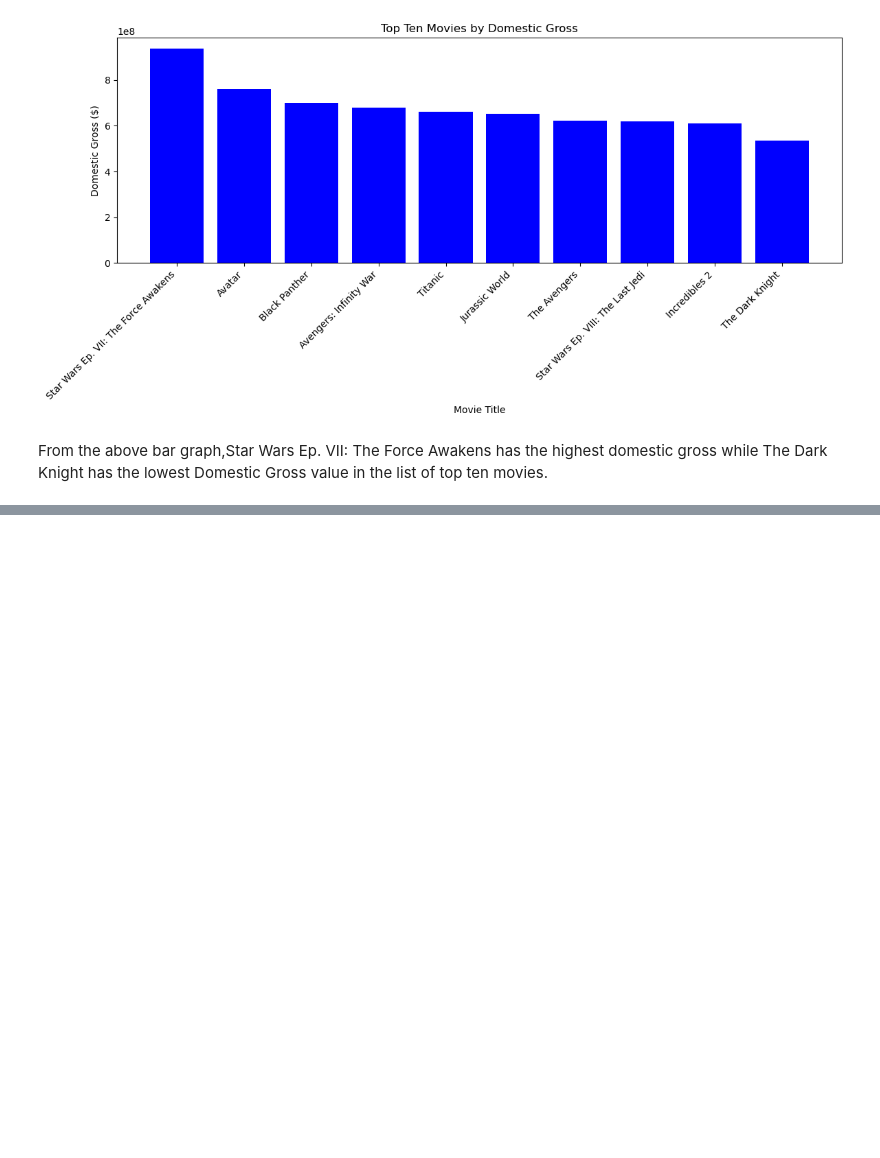
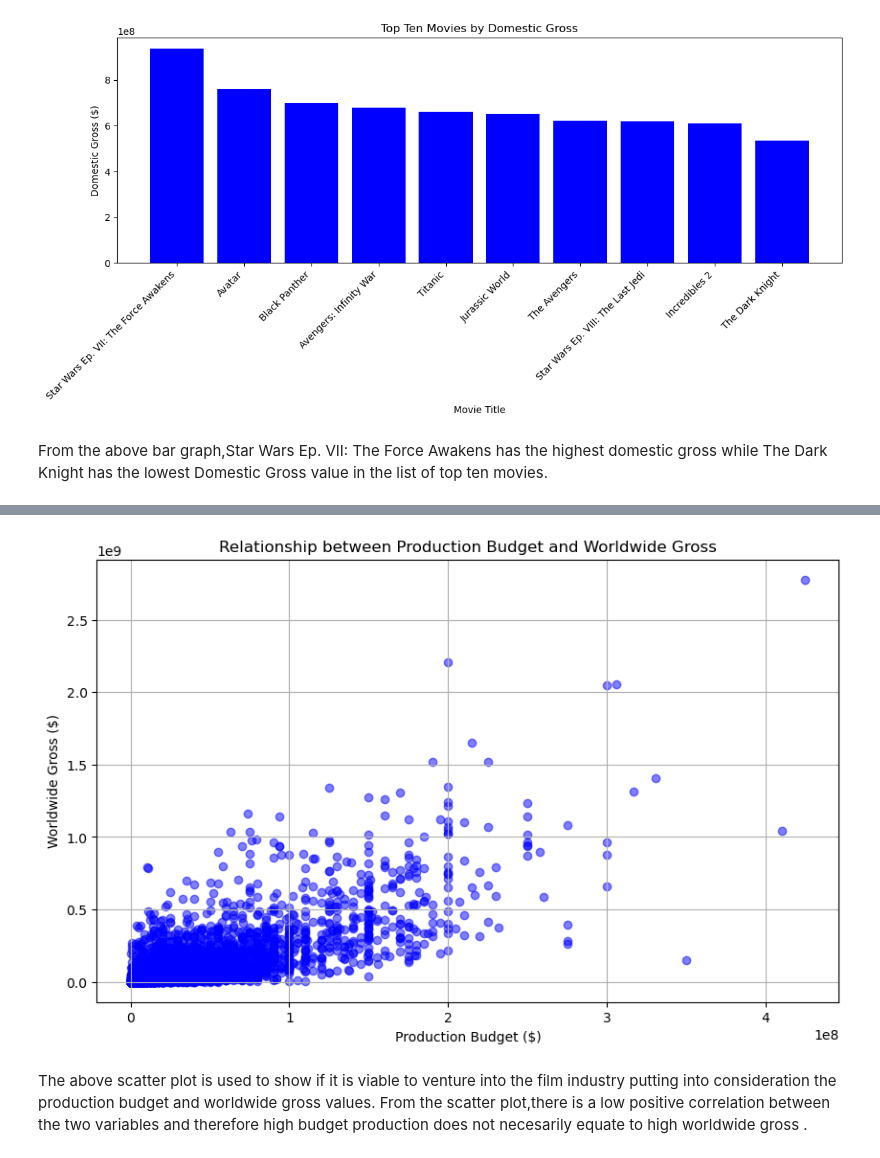
Before and after one commit to ElizabethMasai/dsc-phase-1-project-v2-4, a Jupyter notebook: student.ipynb, the cells around one changed output, grey strips where cells are left out. Drawn from its saved outputs; the diff is of its cells as text; code cells hidden in the pictures; blank space fills up the shorter version.

Commit message:
Plot a scatter plot to show a relationship between production budget and worldwide gross

```diff
--- a/student.ipynb
+++ b/student.ipynb
@@ -796,3 +867,11 @@ plt.show()
 [figure]
 # %% [markdown]
 From the above bar graph,Star Wars Ep. VII: The Force Awakens has the highest domestic gross while The Dark Knight has the lowest Domestic Gross value in the list of top ten movies.
+# %%
+merged_df['release_date'] = pd.to_datetime(merged_df['release_date'])
+
+# Extract month and create new column 'release_month' with month names
+merged_df['release_month'] = merged_df['release_date'].dt.strftime('%b')
+
+# Print the DataFrame to verify the changes
+print(merged_df)
@@ -798,0 +938,8 @@ From the above bar graph,Star Wars Ep. VII: The Force Awakens has the highest do
+# %%
+merged_df['release_month'] = pd.to_datetime(merged_df['release_month'])
+
+# Extract month and create new column 'release_month' with month names
+merged_df['release_month'] = merged_df['release_month'].dt.strftime('%b')
+
+# Print the DataFrame to verify the changes
+print(merged_df)
@@ -798,0 +964,9 @@ From the above bar graph,Star Wars Ep. VII: The Force Awakens has the highest do
+# %%
+months_dict = {'Jan':1, 'Feb':2, 'Mar':3, 'Apr':4, 'May':5, 'Jun':6, 'Jul':7, 'Aug':8, 'Sep':9, 'Oct':10, 'Nov':11, 'Dec':12}
+
+month_num_list=[]
+for month in merged_df['release_month']:
+    month_num = months_dict[month]
+    month_num_list.append(month_num)
+merged_df['month_number'] = month_num_list
+merged_df.head()
@@ -798,0 +996,9 @@ From the above bar graph,Star Wars Ep. VII: The Force Awakens has the highest do
+# %%
+import pandas as pd
+
+# Attempt to convert the column to numeric values, non-convertible values will become NaN
+merged_df['month_number'] = pd.to_numeric(merged_df['month_number'], errors='coerce')
+
+# Drop rows with NaN values in the column
+merged_df.dropna(subset=['month_number'], inplace=True)
+merged_df
@@ -798,0 +1231,16 @@ From the above bar graph,Star Wars Ep. VII: The Force Awakens has the highest do
+# %%
+#Plot a scatter plot showing the relationship between production budget and worldwide gross
+import matplotlib.pyplot as plt
+
+plt.figure(figsize=(10, 6))
+plt.scatter(merged_df['production_budget'], merged_df['worldwide_gross'], color='blue', alpha=0.5)
+plt.title('Relationship between Production Budget and Worldwide Gross')
+plt.xlabel('Production Budget ($)')
+plt.ylabel('Worldwide Gross ($)')
+plt.grid(True)
+plt.show()
+# %% [output]
+[figure, added]
+# %% [markdown]
+The above scatter plot is used to show if it is viable to venture into the film industry putting into consideration the  production budget and worldwide gross values.
+From the scatter plot,there is a low positive correlation between the two variables and therefore high budget production does not  necesarily equate to high worldwide gross .
```
Also changed, not shown: parts of 27 cells of this notebook.
